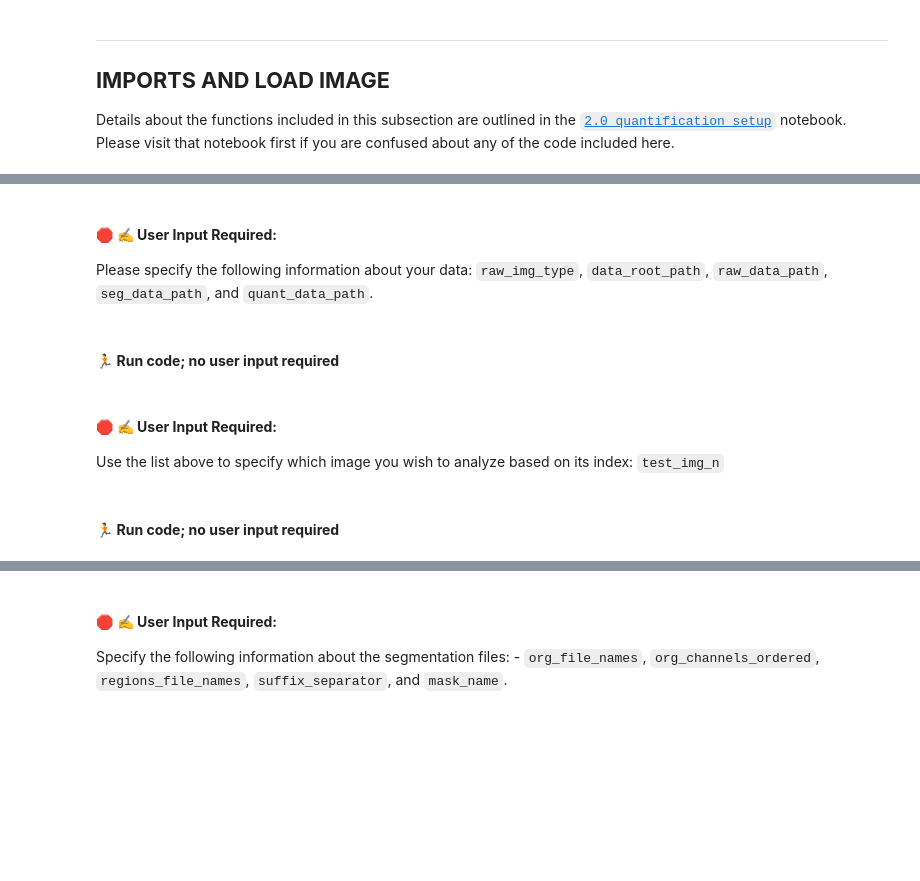
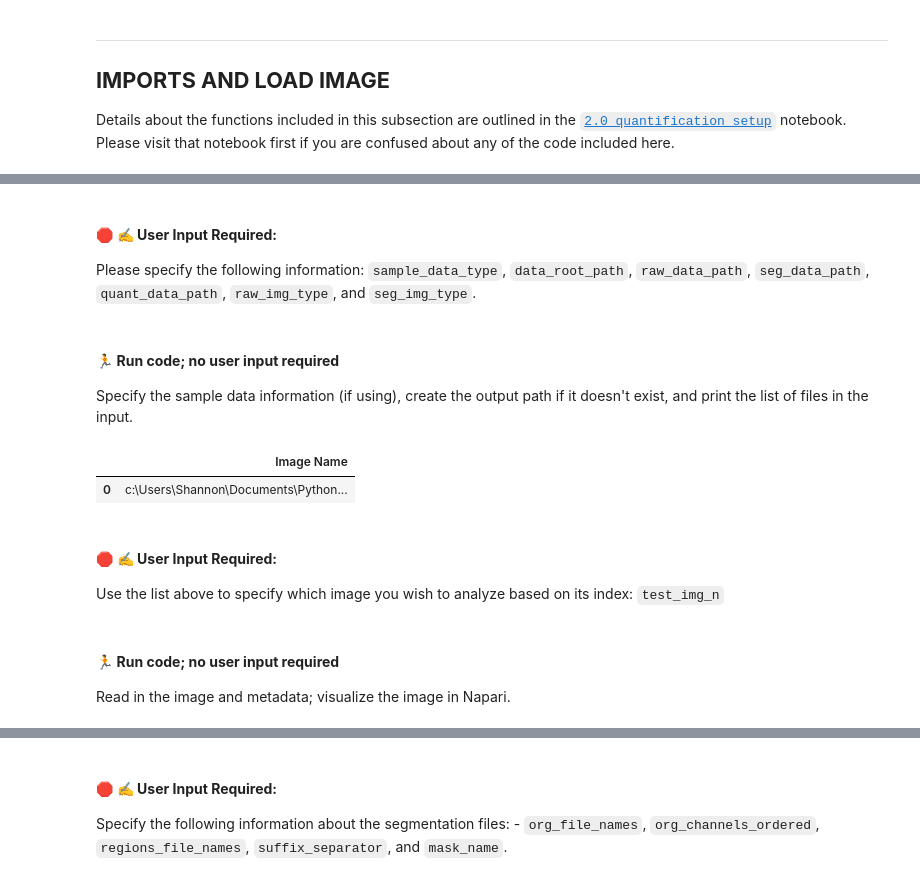
Before and after one commit to SCohenLab/infer-subc, a Jupyter notebook: notebooks/part_2_quantification/method_morphology.ipynb, the cells around one changed output, grey strips where cells are left out. Saved outputs shown, nothing was run; the diff lists cells and outputs as text; code cells hidden in the pictures; blank space fills up the shorter version.

```diff
--- a/notebooks/part_2_quantification/method_morphology.ipynb
+++ b/notebooks/part_2_quantification/method_morphology.ipynb
@@ -91,4 +91,4 @@ from infer_subc.organelles import *
 # %% [markdown]
 #### &#x1F6D1; &#x270D; **User Input Required:**
 
-Please specify the following information about your data: `raw_img_type`, `data_root_path`, `raw_data_path`, `seg_data_path`, and `quant_data_path`.
+Please specify the following information: `sample_data_type`, `data_root_path`, `raw_data_path`, `seg_data_path`, `quant_data_path`, `raw_img_type`, and `seg_img_type`.
@@ -102,15 +95,42 @@ quant_data_path = data_root_path / "quant_single"
-# %% [markdown]
-#### &#x1F3C3; **Run code; no user input required**
+# %%
+### USER INPUT REQUIRED ###
+# If using the sample data, select which cell type you would like analyze:
+sample_data_type = "pri-neuron"
+
+
+# If you are not using the sample data, please edit "USER SPECIFIED" as necessary.
+data_root_path = Path("USER SPECIFIED")
+
+raw_data_path = data_root_path / "USER SPECIFIED"
+
+seg_data_path = data_root_path / "USER SPECIFIED"
+
+quant_data_path = data_root_path / "USER SPECIFIED"
+
+raw_img_type = "USER SPECIFIED"
+
+seg_img_type = "USER SPECIFIED"
+# %% [markdown]
+#### &#x1F3C3; **Run code; no user input required**
+
+Specify the sample data information (if using), create the output path if it doesn't exist, and print the list of files in the input.
 # %%
+# If sample_data_type is set to "pri-neuron", "pri-astrocyte", "ineuron" or "iPSC" then the sample data is used and the directories are set
+if sample_data_type != None:
+    data_root_path, raw_img_type, seg_img_type, raw_data_path, seg_data_path, quant_data_path = sample_input_quant(sample_data_type)
+
 # Create the output directory to save the segmentation outputs in.
 if not Path.exists(quant_data_path):
     Path.mkdir(quant_data_path)
     print(f"making {quant_data_path}")
 
 # Create a list of the file paths for each image in the input folder. Select test image path.
 raw_img_file_list = list_image_files(raw_data_path,raw_img_type)
 pd.set_option('display.max_colwidth', None)
 pd.DataFrame({"Image Name":raw_img_file_list})
+# %% [output]
+|  | Image Name |
+| 0 | c:\Users\Shannon\Documents\Python... |
 # %% [markdown]
 #### &#x1F6D1; &#x270D; **User Input Required:**
 
@@ -120,6 +140,8 @@ Use the list above to specify which image you wish to analyze based on its index
 test_img_n = 0
 # %% [markdown]
 #### &#x1F3C3; **Run code; no user input required**
+
+Read in the image and metadata; visualize the image in Napari.
 # %%
 # Read in the image and metadata as an ndarray and dictionary from the test image selected above.
 test_img_name = raw_img_file_list[test_img_n]
```
Also changed, not shown: parts of 7 cells of this notebook, 57 other files.
